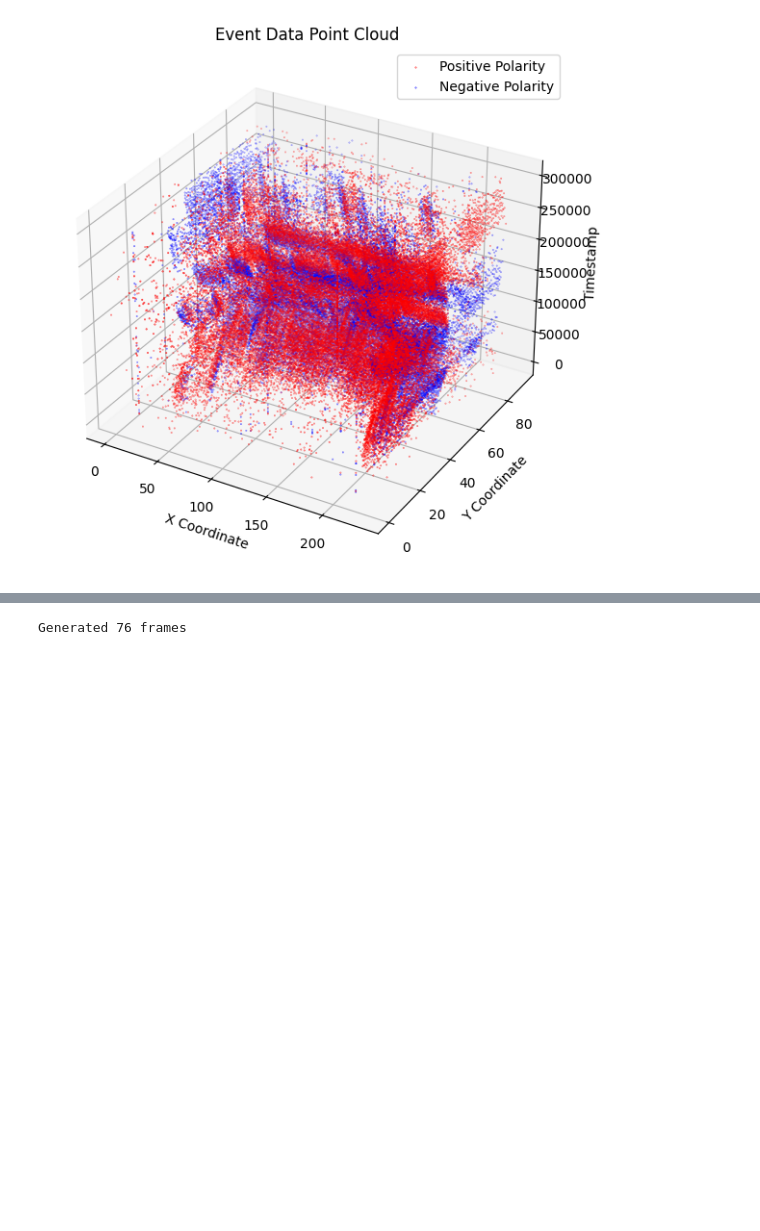
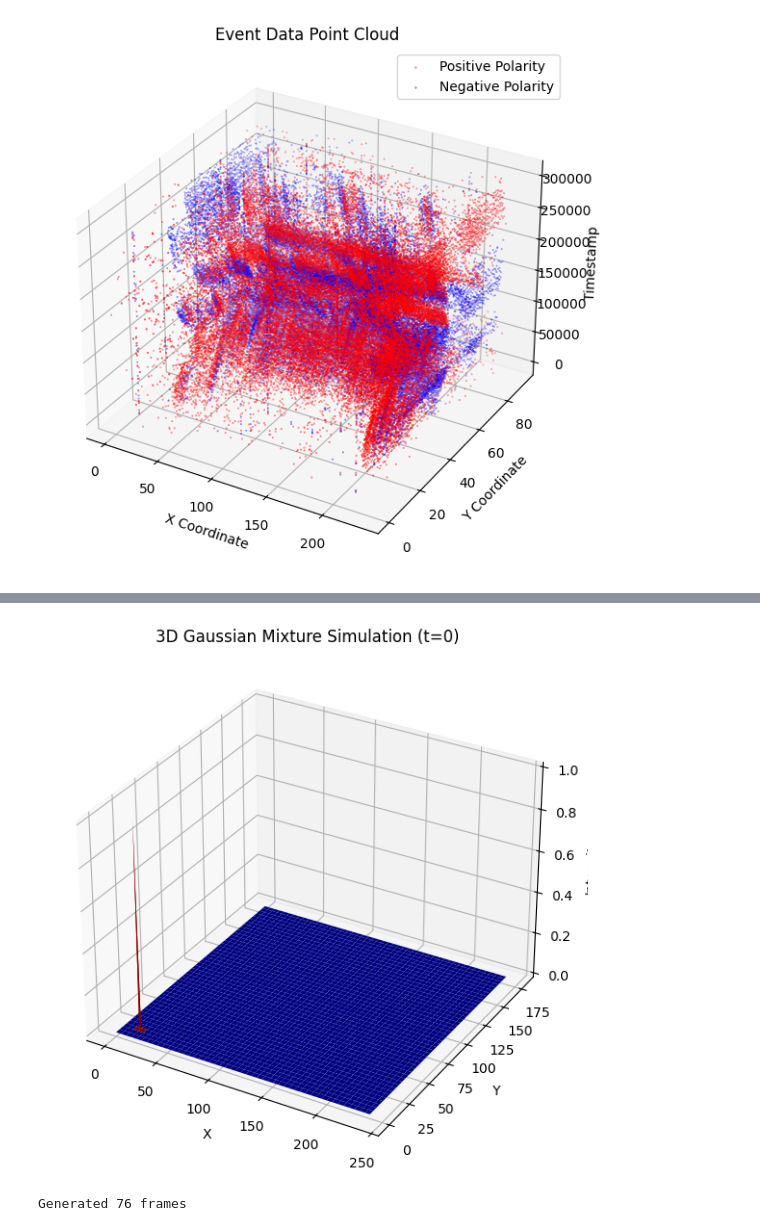
Before and after one commit to gongguhit/gazingev, a Jupyter notebook: pm/test_ncaltech101.ipynb, the cells around one changed output, grey strips where cells are left out. Saved outputs shown, nothing was run; the diff lists cells and outputs as text; code cells hidden in the pictures; blank space fills up the shorter version.

```diff
--- a/pm/test_ncaltech101.ipynb
+++ b/pm/test_ncaltech101.ipynb
@@ -332,3 +402,71 @@ visualize_event_data(x, y, ts, p)
+# %%
+import numpy as np
+import matplotlib.pyplot as plt
+from mpl_toolkits.mplot3d import Axes3D
+
+# Example data: lists of x, y, and timestamps
+x = x  # Example x coordinates
+y = y  # Example y coordinates
+ts = ts    # Example timestamps
+
+# Normalize the timestamps
+ts = (ts - ts.min()) / (ts.max() - ts.min())
+
+# Combine x, y, and ts into a list of tuples
+data = list(zip(x, y, ts))
+
+# 3D Photometric Gaussian function
+def photometric_gaussian_3d(u_g, t_g, u, v, t, lambda_g):
+    diff_u = u_g[0] - u
+    diff_v = u_g[1] - v
+    diff_t = t_g - t
+    return np.exp(-(diff_u**2 + diff_v**2 + diff_t**2) / (2 * lambda_g**2))
+
+# 3D Gaussian mixture function
+def gaussian_mixture_3d(u_g, t_g, data, lambda_g):
+    mixture_sum = 0
+
+    for (u, v, t) in data:
+        g_value = photometric_gaussian_3d(u_g, t_g, u, v, t, lambda_g)
+        mixture_sum += g_value
+
+    return mixture_sum
+
+# Function to simulate 3D Gaussian mixture
+def simulate_gaussian_mixture_3d(data, lambda_g, time_range):
+    height, width = 180, 240  # Assuming the cropped image size
+    G_mixture = np.zeros((height, width, len(time_range)))
+
+    for t_index, t_g in enumerate(time_range):
+        for u in range(height):
+            for v in range(width):
+                u_g = (u, v)
+                G_mixture[u, v, t_index] = gaussian_mixture_3d(u_g, t_g, data, lambda_g)
+
+    return G_mixture
+
+# Define lambda_g and time range
+lambda_g = 0.1
+time_range = np.arange(0, 5, 1)  # Example time range
+
+# Simulate 3D Gaussian mixture
+result_3d = simulate_gaussian_mixture_3d(data, lambda_g, time_range)
+
+# Visualize one slice of the result in 3D
+fig = plt.figure(figsize=(10, 7))
+ax = fig.add_subplot(111, projection='3d')
+
+u, v = np.meshgrid(np.arange(240), np.arange(180))
+ax.plot_surface(u, v, result_3d[:, :, 0], cmap='jet')
+
+ax.set_title('3D Gaussian Mixture Simulation (t=0)')
+ax.set_xlabel('X')
+ax.set_ylabel('Y')
+ax.set_zlabel('Intensity')
+
+plt.show()
+# %% [output]
+[figure, added]
 # %%
 import numpy as np
 import matplotlib.pyplot as plt
```
Also changed, not shown: parts of 8 cells of this notebook, 2 other files.
